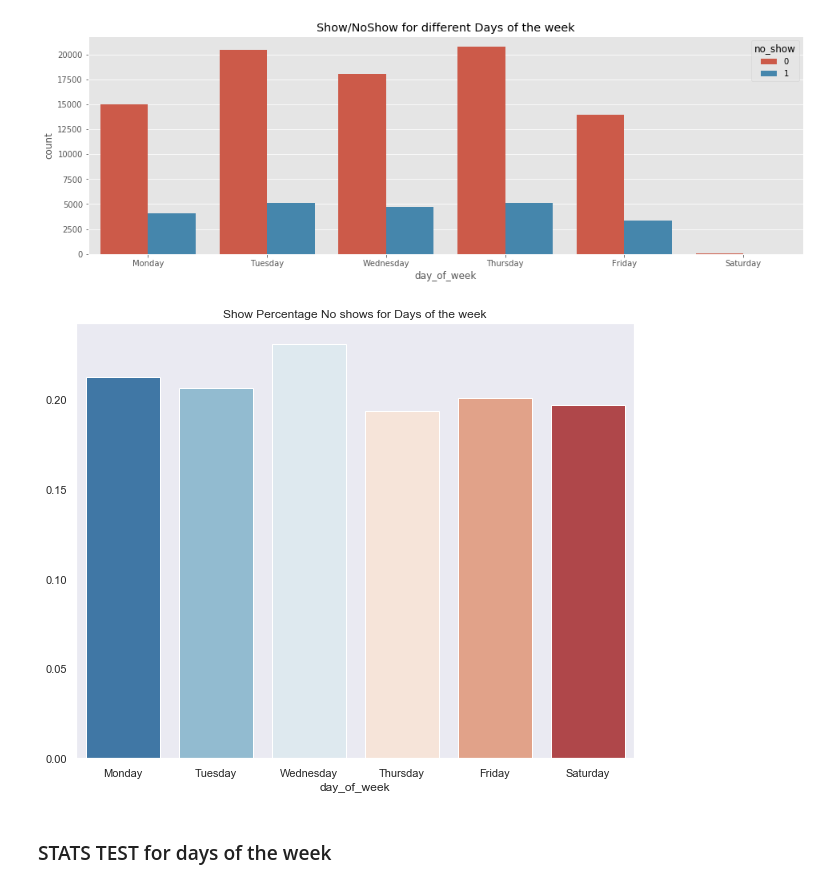
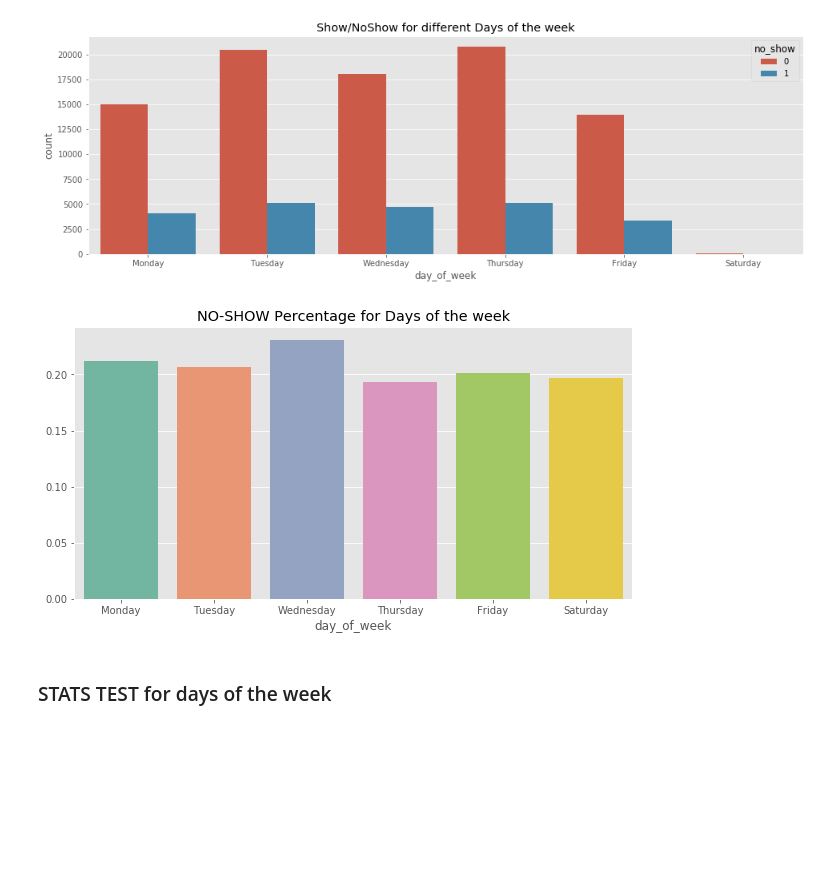
Before and after one commit to photonconsult/Mod_3_project, a Jupyter notebook: Visualizations and EDA.ipynb, the cells around one changed output. Drawn from its saved outputs; the diff is of its cells as text; code cells hidden in the pictures; blank space fills up the shorter version.

Commit message:
images2

```diff
--- a/Visualizations and EDA.ipynb
+++ b/Visualizations and EDA.ipynb
@@ -426,15 +403,16 @@ plt.show()
 # %% [output]
 [figure]
 # %%
-plt.subplots(figsize=[10,8])
+plt.subplots(figsize=[10,5])
 df_w_ratio = df[df.no_show == 1].groupby(['day_of_week']).size()/df.groupby(['day_of_week']).size()
-ax = sns.barplot(x=df_w_ratio.index, y=df_w_ratio, palette="RdBu_r")
-ax.set_title("Show Percentage No shows for Days of the week")
+ax = sns.barplot(x=df_w_ratio.index, y=df_w_ratio, palette="Set2")
+ax.set_title("NO-SHOW Percentage for Days of the week")
 x_ticks_labels=['Monday', 'Tuesday', 'Wednesday', 'Thursday', 'Friday', 'Saturday', 'Sunday']
 ax.set_xticklabels(x_ticks_labels)
+plt.savefig('DOW2.png')
 plt.show()
 # %% [output]
-[figure, old version]
+[figure, new version]
 # %% [markdown]
 ### STATS TEST for days of the week
 # %% [markdown]
```
Also changed, not shown: parts of 16 cells of this notebook, 12 other files.
